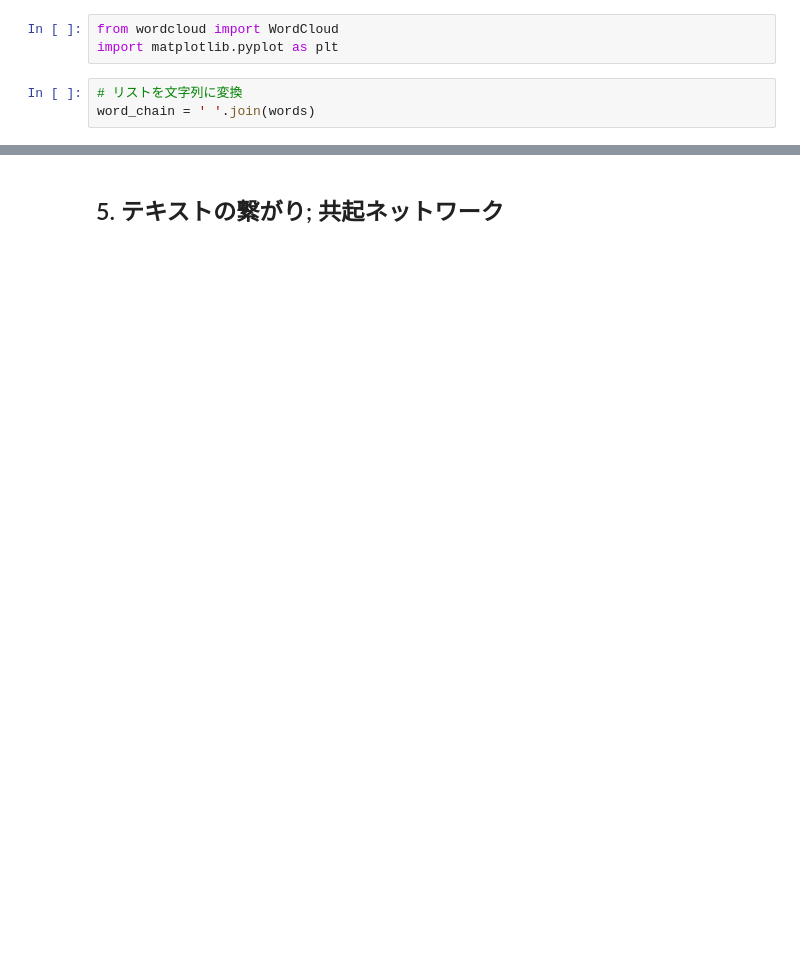
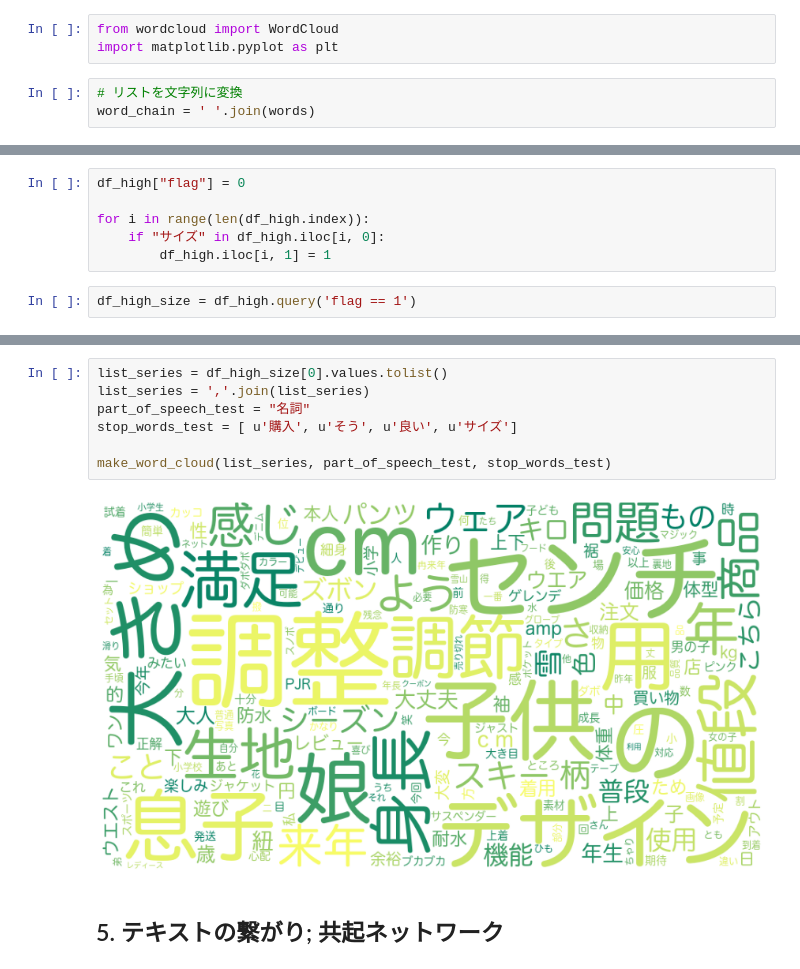
Before and after one commit to TomoyaOzawa-DA/Datact, a Jupyter notebook: TextMining/TextMining.ipynb, the cells around one changed output, grey strips where cells are left out. Drawn from its saved outputs; the diff is of its cells as text; blank space fills up the shorter version.

```diff
--- a/TextMining/TextMining.ipynb
+++ b/TextMining/TextMining.ipynb
@@ -232,0 +295,8 @@ plt.show()
+# %%
+df_high["flag"] = 0
+
+for i in range(len(df_high.index)):
+    if "サイズ" in df_high.iloc[i, 0]:
+        df_high.iloc[i, 1] = 1
+# %%
+df_high_size = df_high.query('flag == 1')
@@ -233,2 +312,11 @@ plt.show()
+# %%
+list_series = df_high_size[0].values.tolist()
+list_series = ','.join(list_series)
+part_of_speech_test = "名詞"
+stop_words_test = [ u'購入', u'そう', u'良い', u'サイズ']
+
+make_word_cloud(list_series, part_of_speech_test, stop_words_test)
+# %% [output]
+[figure, added]
 # %% [markdown]
 ## 5. テキストの繋がり; 共起ネットワーク<a class="anchor" id="fourth-bullet"></a>
```
Also changed, not shown: parts of 24 cells of this notebook.
